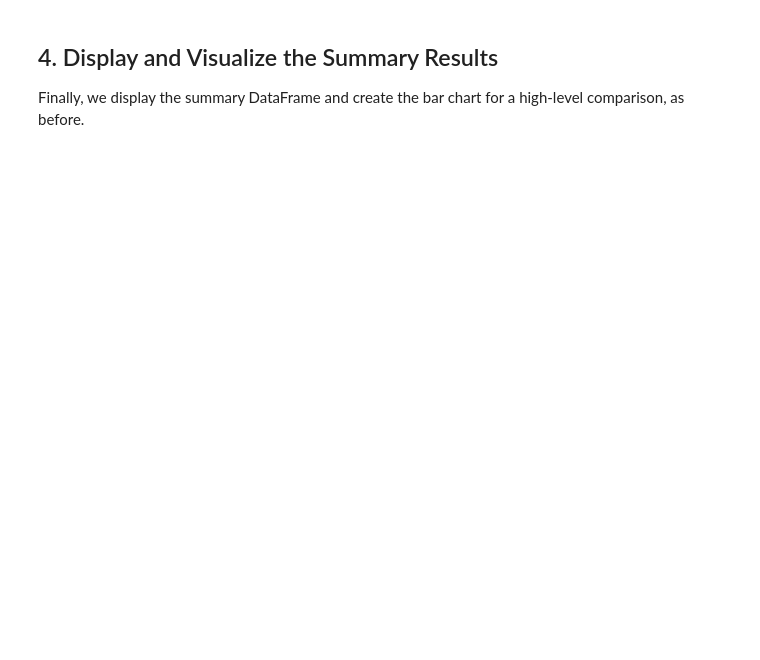
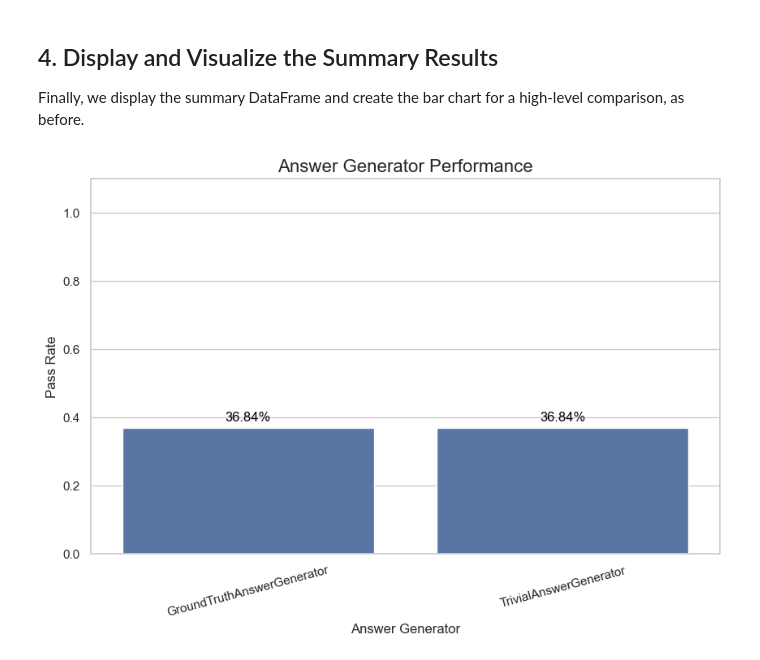
Before and after one commit to ivanmkc/adk-python, a Jupyter notebook: benchmark_viz.ipynb, the cells around one changed output. Drawn from its saved outputs; the diff is of its cells as text; code cells hidden in the pictures; blank space fills up the shorter version.

```diff
--- a/benchmark_viz.ipynb
+++ b/benchmark_viz.ipynb
@@ -60,3 +75,11 @@ summary_df
+# %%
+# Calculate summary from raw results
+summary_df = (
+  raw_results_df.groupby("answer_generator")["result"]
+  .agg(["sum", "count"])
+  .rename(columns={"sum": "passed", "count": "total"})
+)
+summary_df["pass_rate"] = summary_df["passed"] / summary_df["total"]
 # %% [markdown]
 ### Executing the Asynchronous Function
 
@@ -122,16 +151,18 @@ Finally, we display the summary DataFrame and create the bar chart for a high-le
 # %%
 # Create the visualization
 plt.figure(figsize=(10, 6))
-sns.barplot(x=summary_results.index, y=summary_results['pass_rate'])
+sns.barplot(x=summary_df.index, y=summary_df['pass_rate'])
 
 plt.title('Answer Generator Performance', fontsize=16)
 plt.xlabel('Answer Generator', fontsize=12)
 plt.ylabel('Pass Rate', fontsize=12)
 plt.ylim(0, 1.1) # Set y-axis limit to be just above 1.0 for clarity
 plt.xticks(rotation=15) # Rotate labels slightly for better readability
 
 # Add the pass rate value on top of each bar
-for index, row in summary_results.iterrows():
+for index, row in summary_df.iterrows():
     plt.text(row.name, row.pass_rate + 0.02, f'{row.pass_rate:.2%}', color='black', ha="center")
 
 plt.show()
+# %% [output]
+[figure, added]
```
Also changed, not shown: parts of 4 cells of this notebook, 4 other files.
